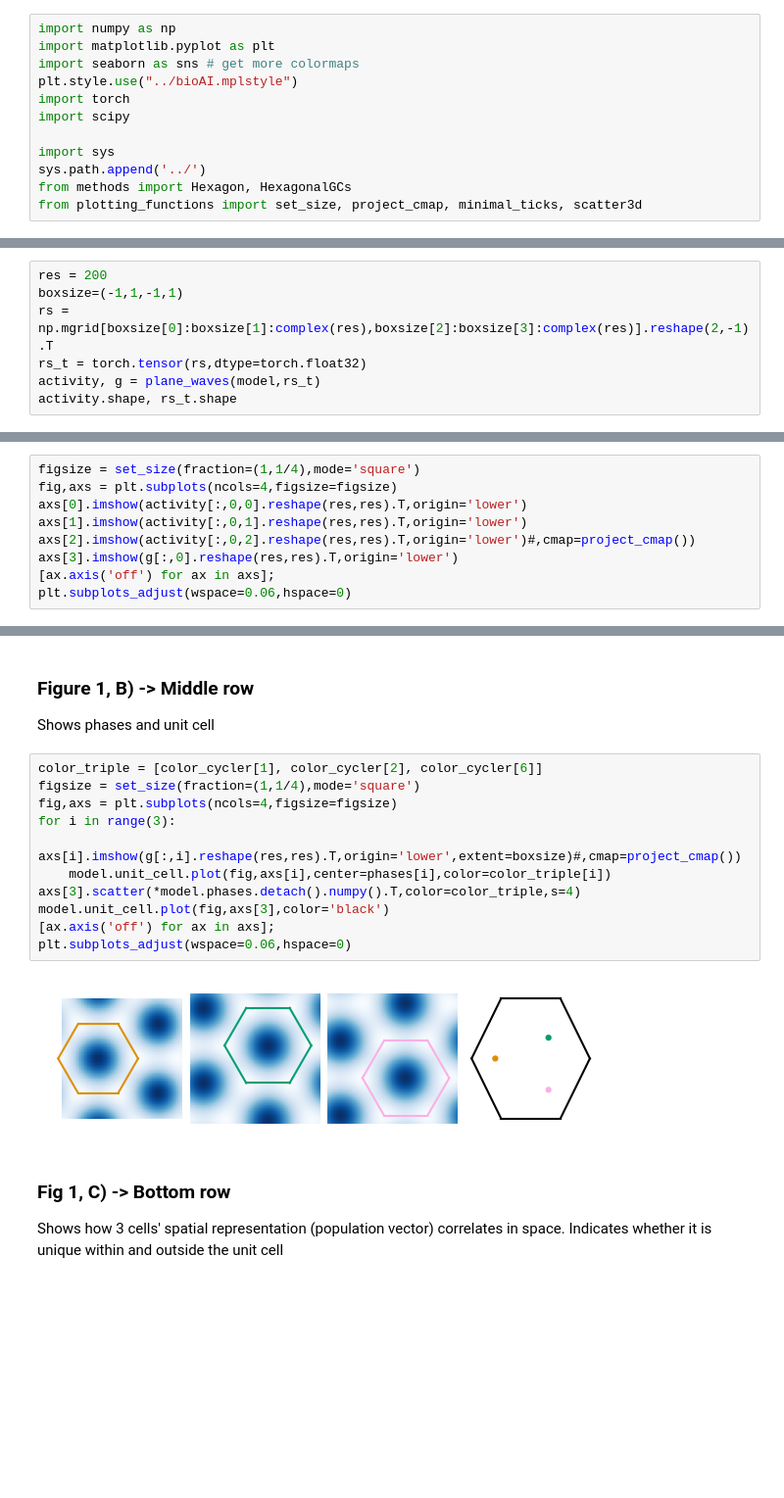
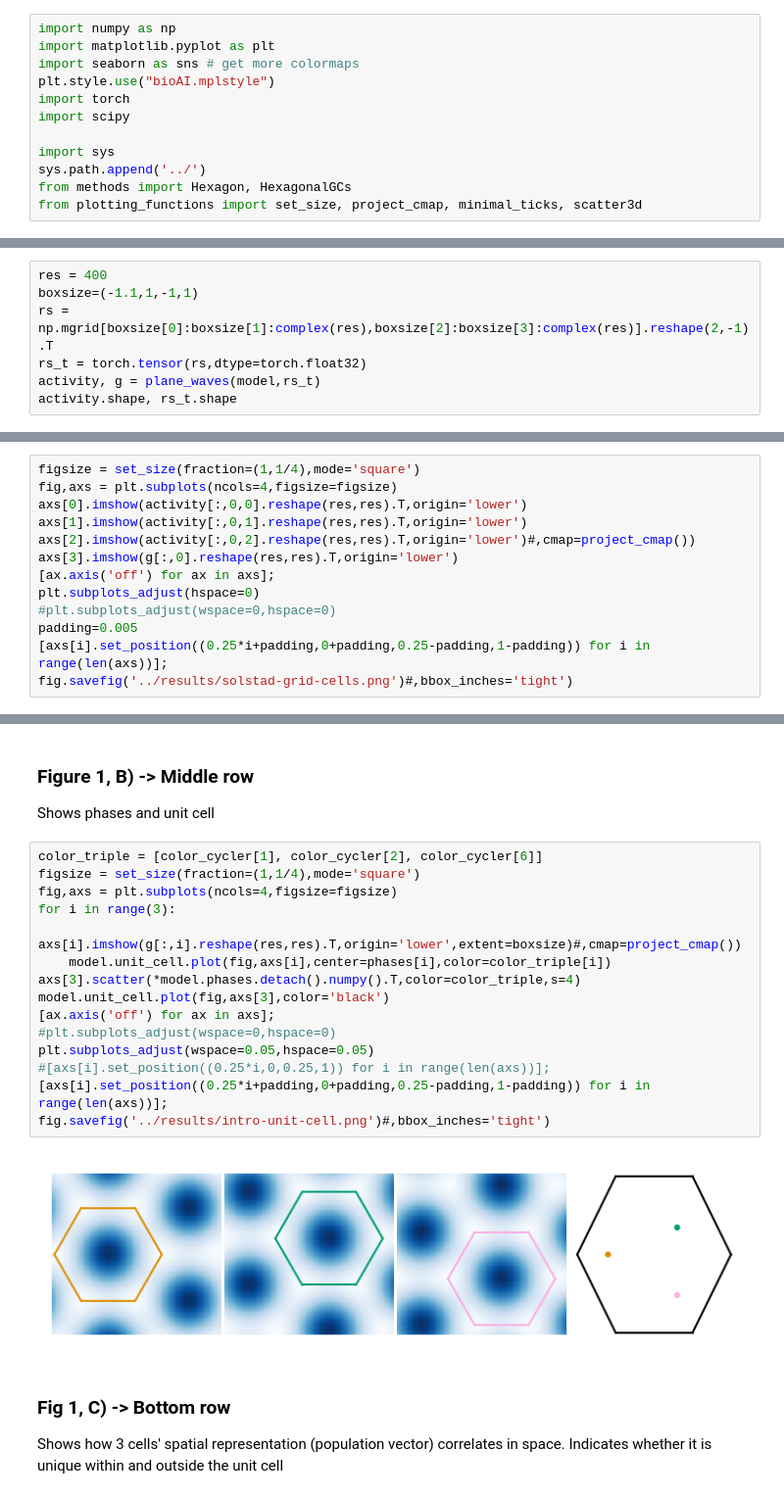
Before and after one commit to bioAI-Oslo/CI-grid-cells, a Jupyter notebook: figure-generating-notebooks/grid-cells-as-SR.ipynb, the cells around one changed output, grey strips where cells are left out. Shown at 98% size. Drawn from its saved outputs; the diff is of its cells as text; blank space fills up the shorter version.

```diff
--- a/figure-generating-notebooks/grid-cells-as-SR.ipynb
+++ b/figure-generating-notebooks/grid-cells-as-SR.ipynb
@@ -5,7 +5,7 @@
 import numpy as np
 import matplotlib.pyplot as plt
 import seaborn as sns # get more colormaps
-plt.style.use("../bioAI.mplstyle")
+plt.style.use("bioAI.mplstyle")
 import torch
 import scipy
 
@@ -27,8 +27,8 @@ def plane_waves(model,r):
     #activity = self.relu(activity) if self.relu else activity
     return activity.detach().numpy(), torch.sum(activity, axis=-1).detach().numpy()
 # %%
-res = 200
-boxsize=(-1,1,-1,1)
+res = 400
+boxsize=(-1.1,1,-1,1)
 rs = np.mgrid[boxsize[0]:boxsize[1]:complex(res),boxsize[2]:boxsize[3]:complex(res)].reshape(2,-1).T
 rs_t = torch.tensor(rs,dtype=torch.float32)
 activity, g = plane_waves(model,rs_t)
@@ -46,5 +46,9 @@ axs[1].imshow(activity[:,0,1].reshape(res,res).T,origin='lower')
 axs[2].imshow(activity[:,0,2].reshape(res,res).T,origin='lower')#,cmap=project_cmap())
 axs[3].imshow(g[:,0].reshape(res,res).T,origin='lower')
 [ax.axis('off') for ax in axs];
-plt.subplots_adjust(wspace=0.06,hspace=0)
+plt.subplots_adjust(hspace=0)
+#plt.subplots_adjust(wspace=0,hspace=0)
+padding=0.005
+[axs[i].set_position((0.25*i+padding,0+padding,0.25-padding,1-padding)) for i in range(len(axs))];
+fig.savefig('../results/solstad-grid-cells.png')#,bbox_inches='tight')
 # %% [output]
@@ -55,16 +59,20 @@ Shows phases and unit cell
 # %%
 color_triple = [color_cycler[1], color_cycler[2], color_cycler[6]]
 figsize = set_size(fraction=(1,1/4),mode='square')
 fig,axs = plt.subplots(ncols=4,figsize=figsize)
 for i in range(3):
     axs[i].imshow(g[:,i].reshape(res,res).T,origin='lower',extent=boxsize)#,cmap=project_cmap())
     model.unit_cell.plot(fig,axs[i],center=phases[i],color=color_triple[i])
 axs[3].scatter(*model.phases.detach().numpy().T,color=color_triple,s=4)
 model.unit_cell.plot(fig,axs[3],color='black')
 [ax.axis('off') for ax in axs];
-plt.subplots_adjust(wspace=0.06,hspace=0)
+#plt.subplots_adjust(wspace=0,hspace=0)
+plt.subplots_adjust(wspace=0.05,hspace=0.05)
+#[axs[i].set_position((0.25*i,0,0.25,1)) for i in range(len(axs))];
+[axs[i].set_position((0.25*i+padding,0+padding,0.25-padding,1-padding)) for i in range(len(axs))];
+fig.savefig('../results/intro-unit-cell.png')#,bbox_inches='tight')
 # %% [output]
-[figure, old version]
+[figure, new version]
 # %% [markdown]
 ### Fig 1, C) -> Bottom row
 Shows how 3 cells' spatial representation (population vector) correlates in space. Indicates whether it is unique within and outside the unit cell
```
Also changed, not shown: parts of 2 cells of this notebook, 2 other files.
